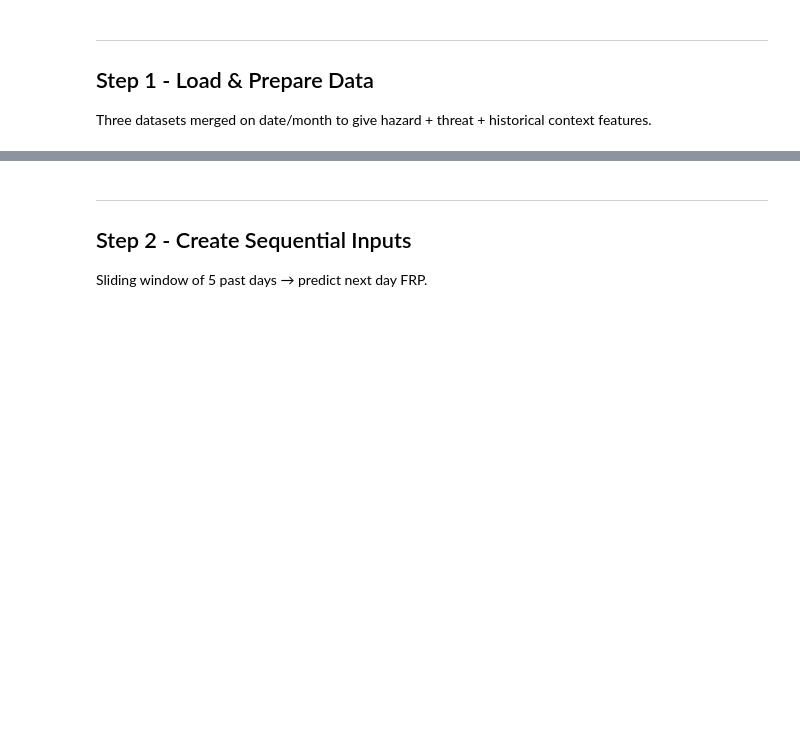
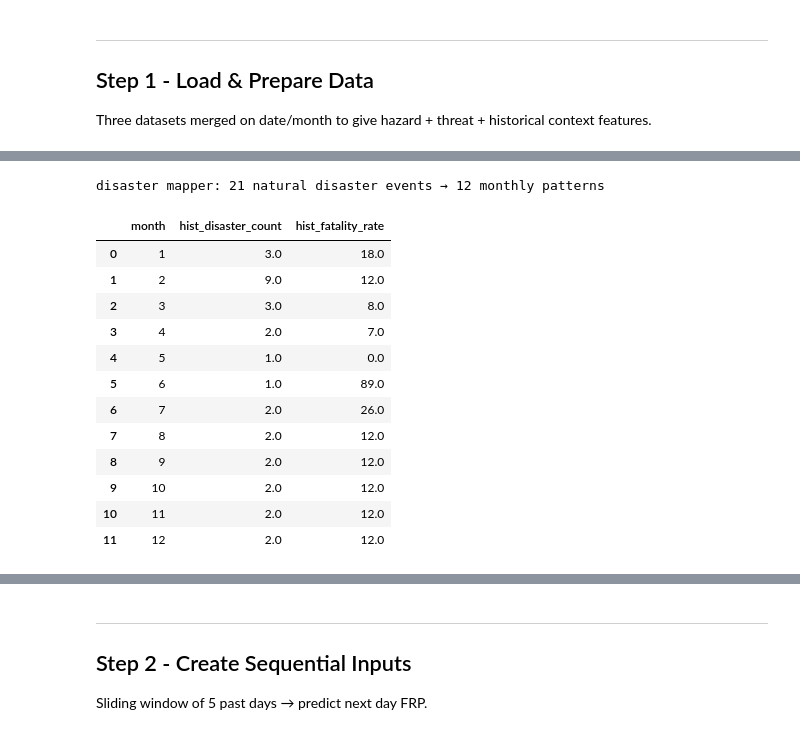
Before and after one commit to Hardhat-Enterprises/Phoenix, a Jupyter notebook: ai-ml/forecasting/ai013_forecasting.ipynb, the cells around one changed output, grey strips where cells are left out. Drawn from its saved outputs; the diff is of its cells as text; code cells hidden in the pictures; blank space fills up the shorter version.

```diff
--- a/ai-ml/forecasting/ai013_forecasting.ipynb
+++ b/ai-ml/forecasting/ai013_forecasting.ipynb
@@ -91,22 +114,45 @@ monthly_cyber.round(2)
 # %%
 # --- disaster mapper: historical Australian natural disasters (AIDR) ---
 df_dis = pd.read_csv(DISASTER_CSV)
 df_dis = df_dis.dropna(subset=['Start Date'])
 df_dis['Start Date'] = pd.to_datetime(df_dis['Start Date'], dayfirst=True, errors='coerce')
 df_dis = df_dis.dropna(subset=['Start Date'])
 
 natural_cats = ['Bushfire','Flood','Storm','Cyclone','Heatwave','Earthquake','Tsunami','Drought']
 df_dis = df_dis[df_dis['Category'].isin(natural_cats)].copy()
 df_dis['Fatalities'] = pd.to_numeric(df_dis['Fatalities'], errors='coerce').fillna(0)
 df_dis['month'] = df_dis['Start Date'].dt.month
 
 monthly_hist = df_dis.groupby('month').agg(
     hist_disaster_count  = ('Category',   'count'),
     hist_fatality_rate   = ('Fatalities', 'median')
 ).reset_index()
 
-print(f'disaster mapper: {len(df_dis)} natural disaster events (1851-2022) → monthly patterns')
+# fill any missing months so every month 1-12 has a value
+monthly_hist = (monthly_hist
+    .set_index('month')
+    .reindex(range(1, 13))
+    .fillna({'hist_disaster_count': monthly_hist['hist_disaster_count'].median(),
+             'hist_fatality_rate' : monthly_hist['hist_fatality_rate'].median()})
+    .reset_index())
+
+print(f'disaster mapper: {len(df_dis)} natural disaster events → {len(monthly_hist)} monthly patterns')
 monthly_hist.round(2)
+# %% [output]
+disaster mapper: 21 natural disaster events → 12 monthly patterns
+|  | month | hist_disaster_count | hist_fatality_rate |
+| 0 | 1 | 3.0 | 18.0 |
+| 1 | 2 | 9.0 | 12.0 |
+| 2 | 3 | 3.0 | 8.0 |
+| 3 | 4 | 2.0 | 7.0 |
+| 4 | 5 | 1.0 | 0.0 |
+| 5 | 6 | 1.0 | 89.0 |
+| 6 | 7 | 2.0 | 26.0 |
+| 7 | 8 | 2.0 | 12.0 |
+| 8 | 9 | 2.0 | 12.0 |
+| 9 | 10 | 2.0 | 12.0 |
+| 10 | 11 | 2.0 | 12.0 |
+| 11 | 12 | 2.0 | 12.0 |
 # %%
 # merge all three datasets on month
 daily['month'] = daily['acq_date'].dt.month
```
Also changed, not shown: parts of 24 cells of this notebook, 12 other files.
